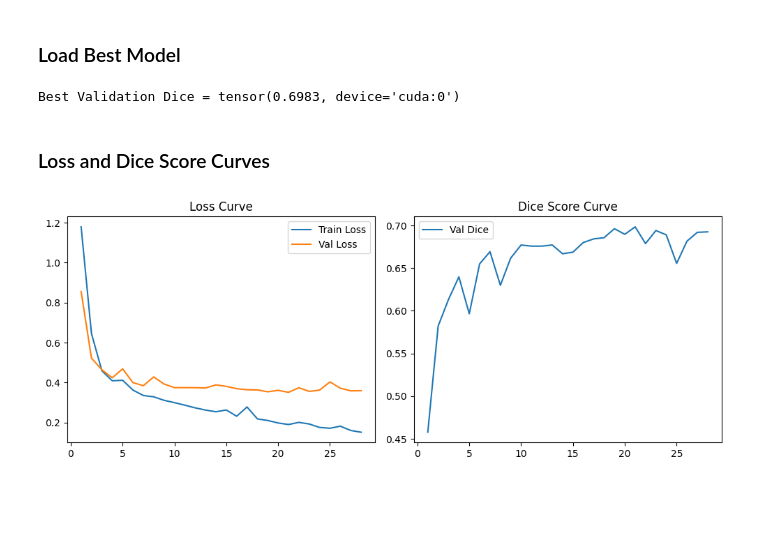
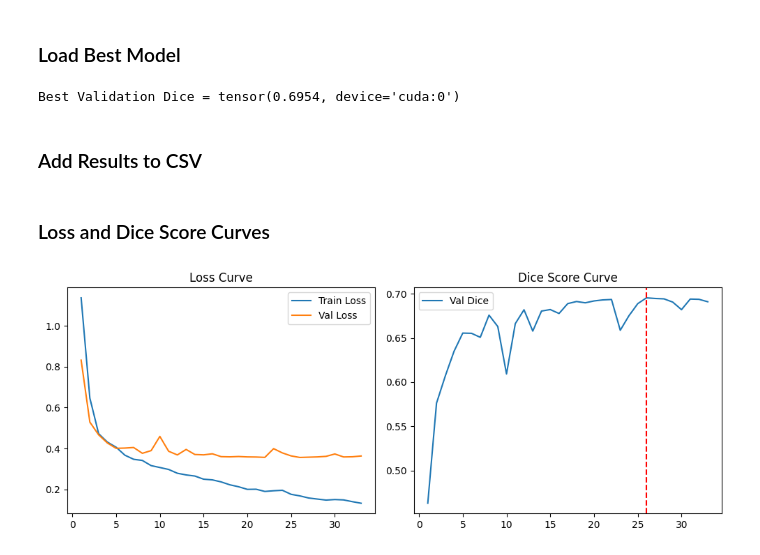
Before and after one commit to yuvarajk2109/industrial-automation-vit, a Jupyter notebook: Code/Steel/mit_b4.ipynb, the cells around one changed output. Cells and saved outputs as stored; diff of their text form; code cells hidden in the pictures; blank space fills up the shorter version.

Commit message:
Steel Defect Detection - Complete Training and Validation

```diff
--- a/Code/steel.ipynb
+++ b/Code/Steel/mit_b4.ipynb
@@ -41,7 +42,7 @@ Device: cuda
 # %% [markdown]
 ### Dataset Directory
 # %%
-ROOT_DIR = os.path.abspath(os.path.join(os.getcwd(), ".."))
+ROOT_DIR = os.path.abspath(os.path.join(os.getcwd(), "..\\\\.."))
 DATA_DIR = os.path.join(ROOT_DIR, "Datasets", "steel-defect-detection")
 TRAIN_CSV_PATH = os.path.join(DATA_DIR, "train.csv")
 TRAIN_IMAGES_DIR = os.path.join(DATA_DIR, "train_images")
@@ -71,7 +72,7 @@ IMAGE_SIZE = (IMG_HEIGHT, IMG_HEIGHT)
 EPOCHS = 10
 MAX_EPOCHS = 50
 PATIENCE = 7
-MODEL_NAME = "mit_b3"
+MODEL_NAME = "mit_b4"
 # %% [markdown]
 ### Saving the Model
 # %%
@@ -984,4 +996,6 @@ model.eval()
 
 print("Best Validation Dice =", best_val_dice)
 # %% [output]
-Best Validation Dice = tensor(0.6983, device='cuda:0')
+Best Validation Dice = tensor(0.6954, device='cuda:0')
+# %% [markdown]
+### Add Results to CSV
@@ -990,22 +1030,25 @@ Best Validation Dice = tensor(0.6983, device='cuda:0')
 # %%
 epochs_range = range(1, len(train_losses) + 1)
 
 plt.figure(figsize=(10,4))
 
 # Loss curves
 plt.subplot(1,2,1)
 plt.plot(epochs_range, train_losses, label="Train Loss")
 plt.plot(epochs_range, val_losses, label="Val Loss")
 plt.legend()
 plt.title("Loss Curve")
 
 # Dice curves
 plt.subplot(1,2,2)
 plt.plot(epochs_range, val_dices, label="Val Dice")
 plt.legend()
 plt.title("Dice Score Curve")
 
+best_epoch = val_dices.index(max(val_dices)) + 1
+plt.axvline(best_epoch, color='r', linestyle='--', label='Best Epoch')
+
 plt.tight_layout()
 plt.show()
 # %% [output]
-[figure, old version]
+[figure, new version]
```
Also changed, not shown: parts of 12 cells of this notebook, 7 other files.
